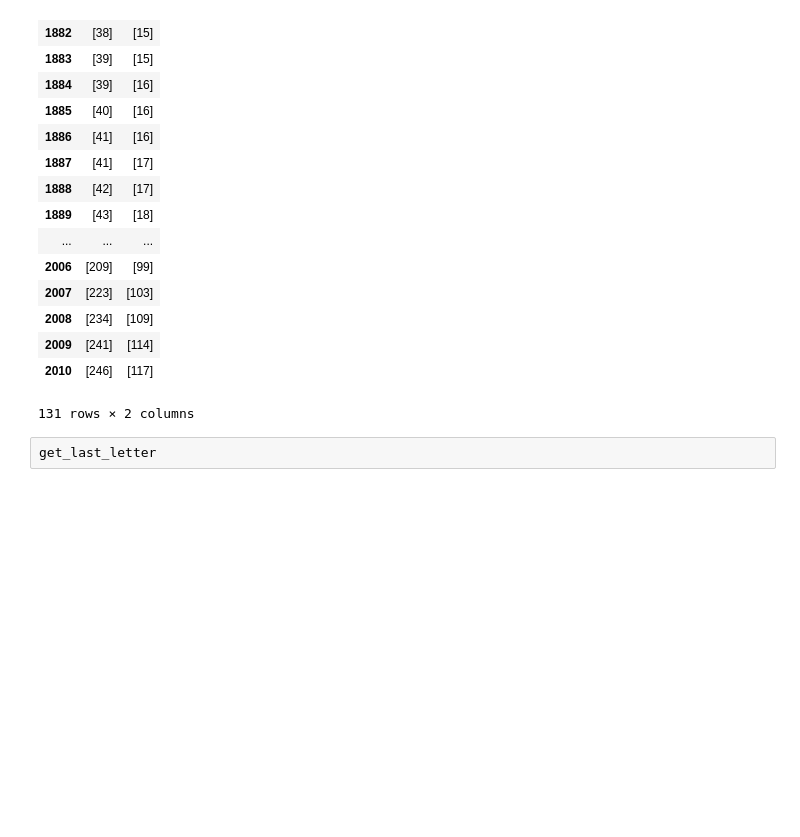
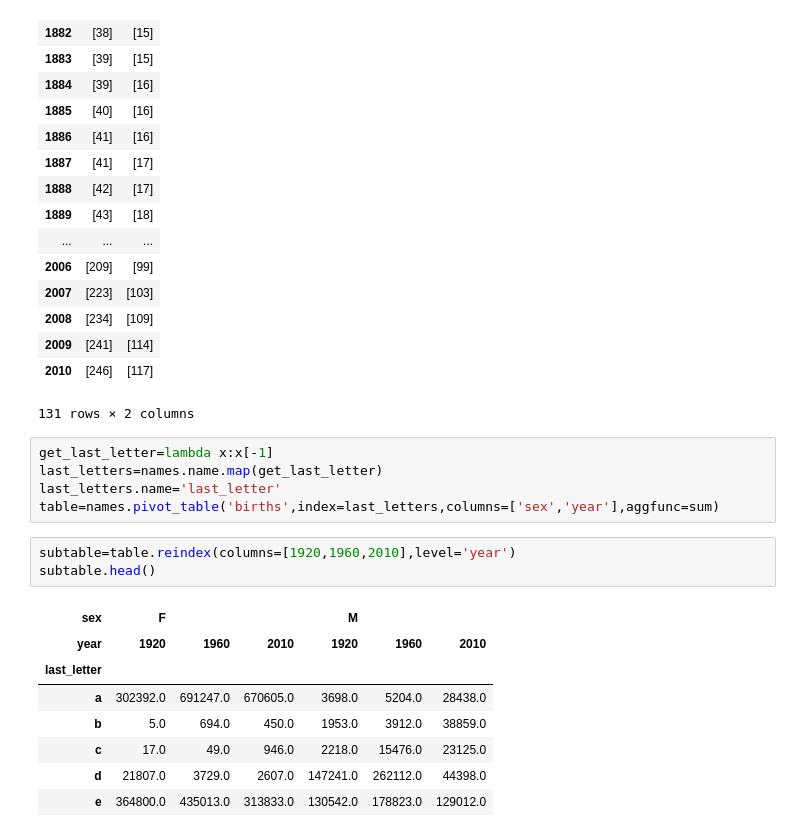
Before and after one commit to ab300819/py-utils, a Jupyter notebook: jupyter/analysis_baby_name.ipynb, the cells around one changed output. Drawn from its saved outputs; the diff is of its cells as text; blank space fills up the shorter version.

```diff
--- a/jupyter/analysis_baby_name.ipynb
+++ b/jupyter/analysis_baby_name.ipynb
@@ -274,5 +274,20 @@ diversity
 | 2009 | [241] | [114] |
 | 2010 | [246] | [117] |
 131 rows × 2 columns
-# %%
-get_last_letter
+# %%
+get_last_letter=lambda x:x[-1]
+last_letters=names.name.map(get_last_letter)
+last_letters.name='last_letter'
+table=names.pivot_table('births',index=last_letters,columns=['sex','year'],aggfunc=sum)
+# %%
+subtable=table.reindex(columns=[1920,1960,2010],level='year')
+subtable.head()
+# %% [output]
+| sex | F |  |  | M |  |  |
+| year | 1920 | 1960 | 2010 | 1920 | 1960 | 2010 |
+| last_letter |  |  |  |  |  |  |
+| a | 302392.0 | 691247.0 | 670605.0 | 3698.0 | 5204.0 | 28438.0 |
+| b | 5.0 | 694.0 | 450.0 | 1953.0 | 3912.0 | 38859.0 |
+| c | 17.0 | 49.0 | 946.0 | 2218.0 | 15476.0 | 23125.0 |
+| d | 21807.0 | 3729.0 | 2607.0 | 147241.0 | 262112.0 | 44398.0 |
+| e | 364800.0 | 435013.0 | 313833.0 | 130542.0 | 178823.0 | 129012.0 |
```
Also changed, not shown: parts of 9 cells of this notebook.
